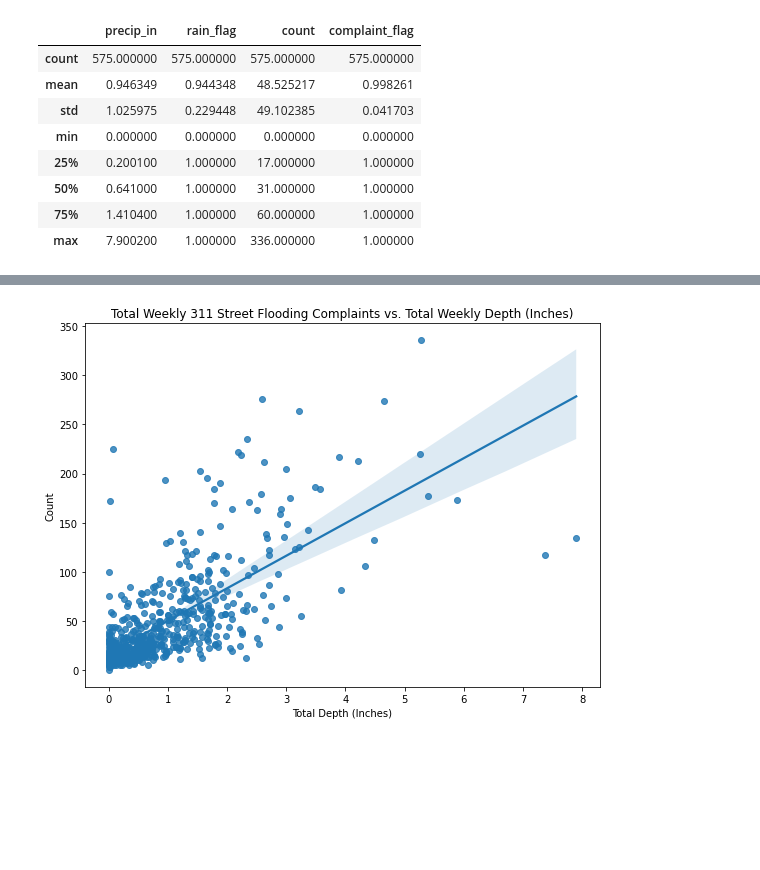
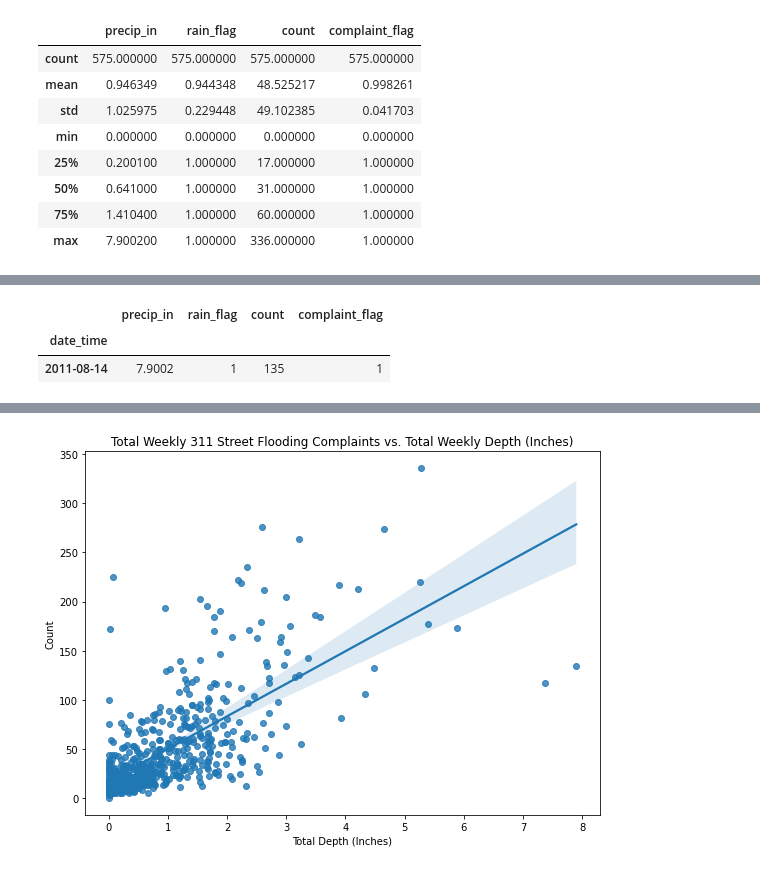
Before and after one commit to datalifenyc/nyc-street-flooding-analysis, a Jupyter notebook: analysis-book/nyc-311-groundtruth.ipynb, the cells around one changed output, grey strips where cells are left out. Saved outputs shown, nothing was run; the diff lists cells and outputs as text; code cells hidden in the pictures; blank space fills up the shorter version.

```diff
--- a/analysis-book/nyc-311-groundtruth.ipynb
+++ b/analysis-book/nyc-311-groundtruth.ipynb
@@ -794,0 +865,6 @@ Normalize by row
+# %%
+merged_df.sort_values(by='precip_in', ascending=False).head(1)
+# %% [output]
+|  | precip_in | rain_flag | count | complaint_flag |
+| date_time |  |  |  |  |
+| 2011-08-14 | 7.9002 | 1 | 135 | 1 |
```
Also changed, not shown: parts of 43 cells of this notebook.
